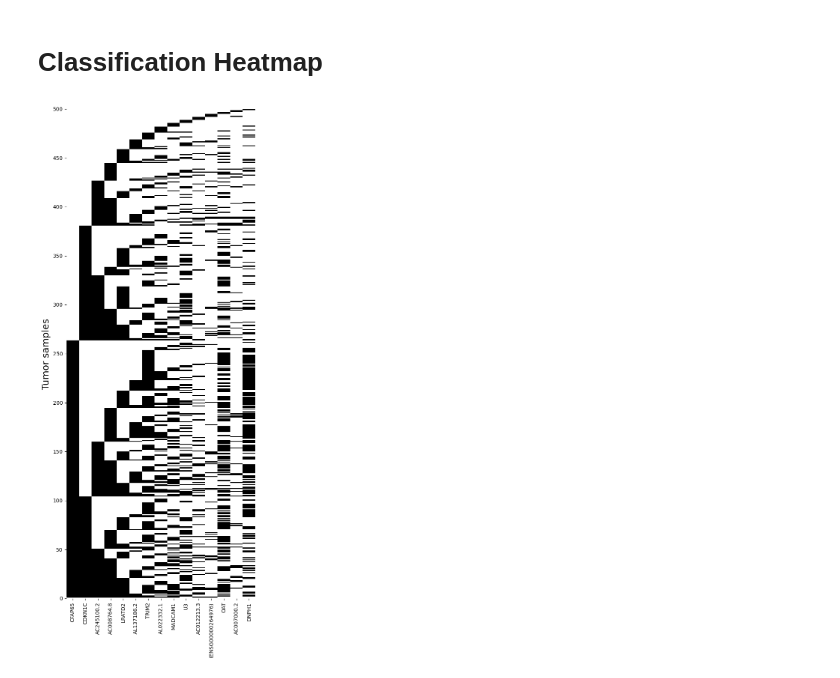
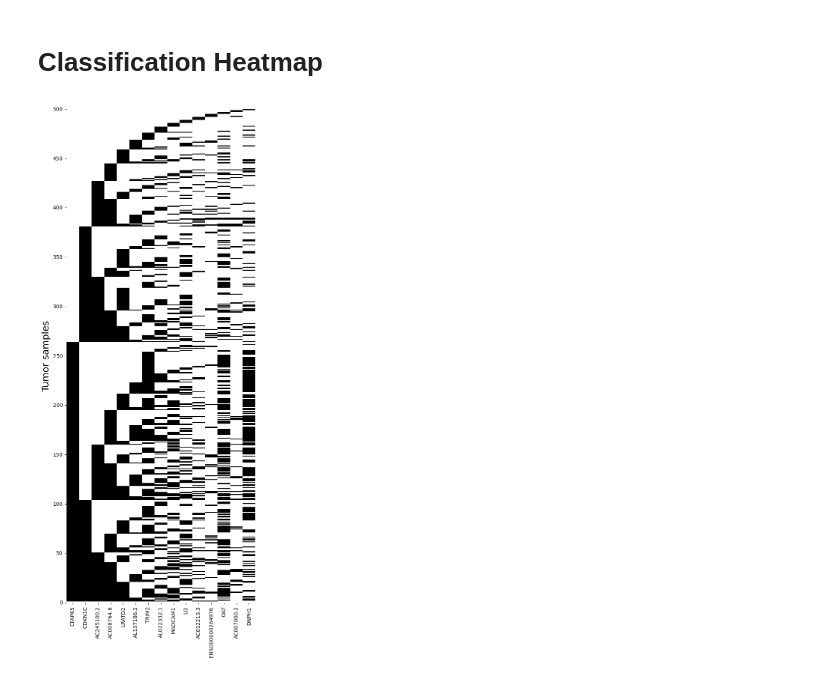
Before and after one commit to RobertoHePe/Causal_GE, a Jupyter notebook: Causal_GE_interpretation.ipynb, the cells around one changed output. Cells and saved outputs as stored; diff of their text form; code cells hidden in the pictures.

```diff
--- a/Causal_GE_interpretation.ipynb
+++ b/Causal_GE_interpretation.ipynb
@@ -751,15 +751,15 @@ table_4.columns = cols
 # %% [markdown]
 # Classification Heatmap
 # %%
-npanel_names = [map_node_name(i, compressed_nodes_map, genes_map)[0] for i in normal_panel]
+npanel_names = [map_node_name(i, compressed_nodes_map, genes_map)[0].strip('()') for i in normal_panel]
 step = 50
 plt.figure(figsize=(6, 15))
 sns.heatmap(atord, cbar=False, cmap=['w', 'k'])
 plt.yticks(np.arange(0, 501, step=step), np.arange(0, 501, step=step)[::-1])
 plt.ylabel('Tumor samples', fontsize=18)
 plt.xticks(np.arange(atord.shape[1]) + 0.5, labels=npanel_names, rotation=90)
 plt.tight_layout()
 #plt.savefig('Charts/Fig4.pdf')
 plt.show()
 # %% [output]
-[figure, old version]
+[figure, new version]
```
Also changed, not shown: parts of 3 cells of this notebook.
